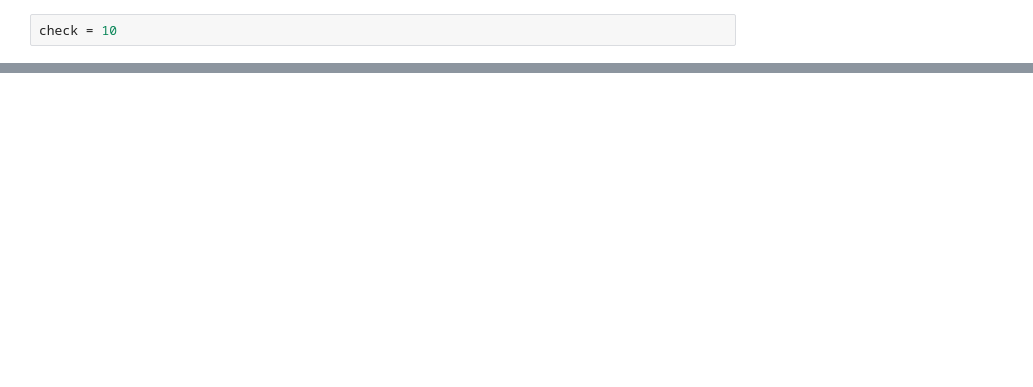
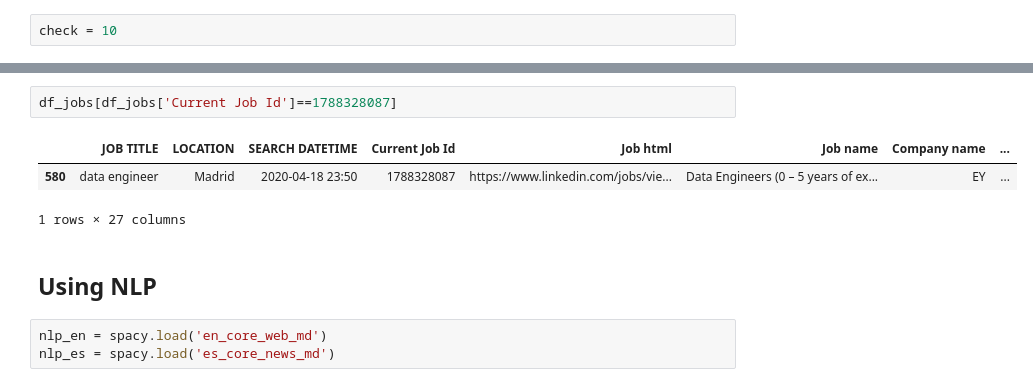
Before and after one commit to CristopherRL/Ironhack-Final_Project-Optimized_Job_Search_project, a Jupyter notebook: notebooks/2. Analyze.ipynb, the cells around one changed output, grey strips where cells are left out. Drawn from its saved outputs; the diff is of its cells as text; blank space fills up the shorter version.

```diff
--- a/notebooks/2. Analyze.ipynb
+++ b/notebooks/2. Analyze.ipynb
@@ -245,0 +446,11 @@ df_jobs.sort_values(by=['PROFILE coincidences'], ascending=False).head(5)
+# %%
+df_jobs[df_jobs['Current Job Id']==1788328087]
+# %% [output]
+|  | JOB TITLE | LOCATION | SEARCH DATETIME | Current Job Id | Job html | Job name | Company name | ... |
+| 580 | data engineer | Madrid | 2020-04-18 23:50 | 1788328087 | https://www.linkedin.com/jobs/vie... | Data Engineers (0 – 5 years of ex... | EY | ... |
+1 rows × 27 columns
+# %% [markdown]
+## Using NLP
+# %%
+nlp_en = spacy.load('en_core_web_md')
+nlp_es = spacy.load('es_core_news_md')
```
Also changed, not shown: parts of 76 cells of this notebook, 3 other files.
